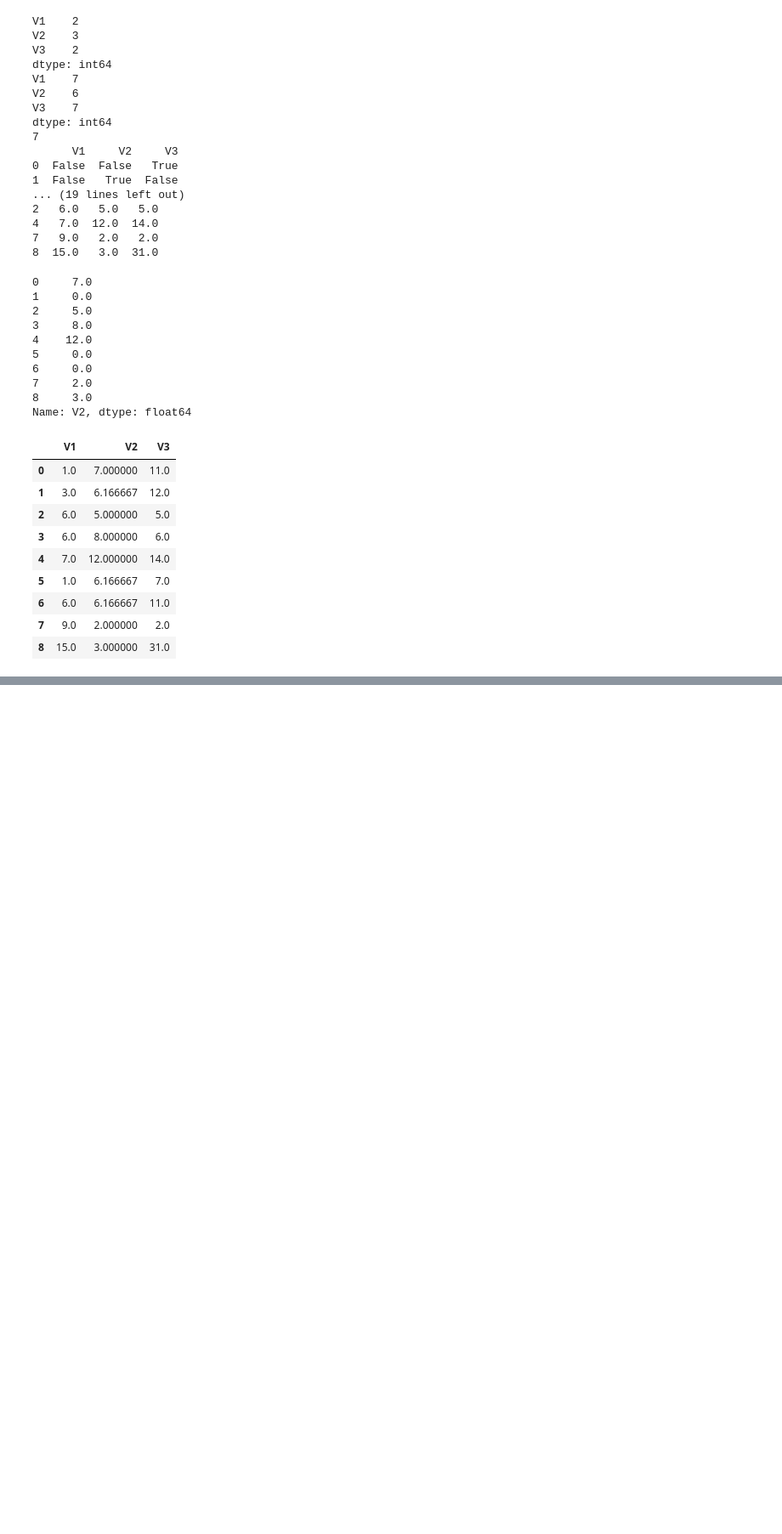
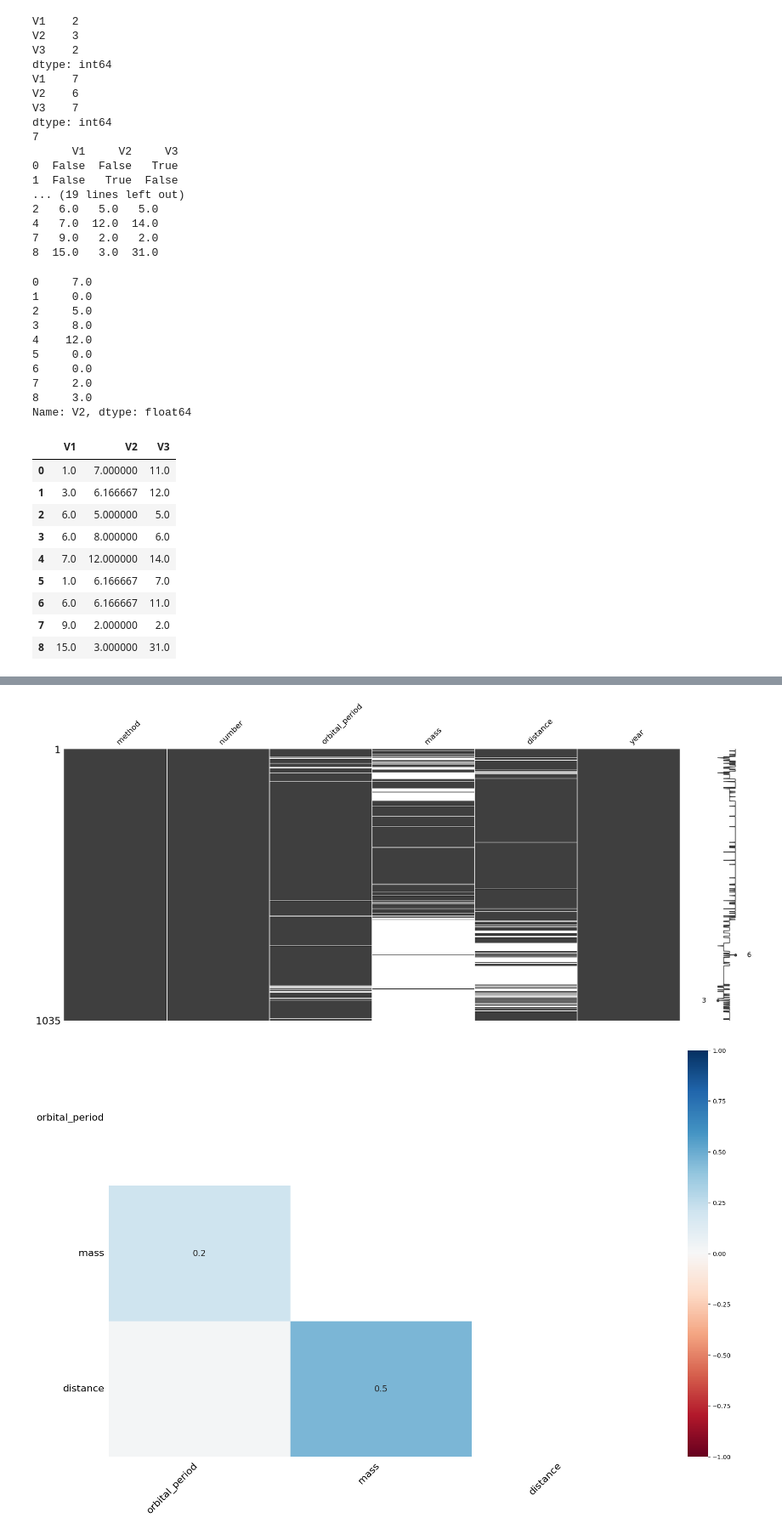
Before and after one commit to fyildirgan/data-preprocessing, a Jupyter notebook: preprocessing.ipynb, the cells around one changed output, grey strips where cells are left out. Shown at 85% size. Saved outputs shown, nothing was run; the diff lists cells and outputs as text; code cells hidden in the pictures; blank space fills up the shorter version.

```diff
--- a/preprocessing.ipynb
+++ b/preprocessing.ipynb
@@ -325,0 +347,10 @@ df.apply(lambda x: x.fillna(x.mean()), axis=0 )
+# %%
+import seaborn as sns
+df = sns.load_dataset('planets')
+df.head()
+df.isnull().sum()
+msno.matrix(df);
+msno.heatmap(df);
+# %% [output]
+[figure, added]
+[figure, added]
```
Also changed, not shown: parts of 17 cells of this notebook.
